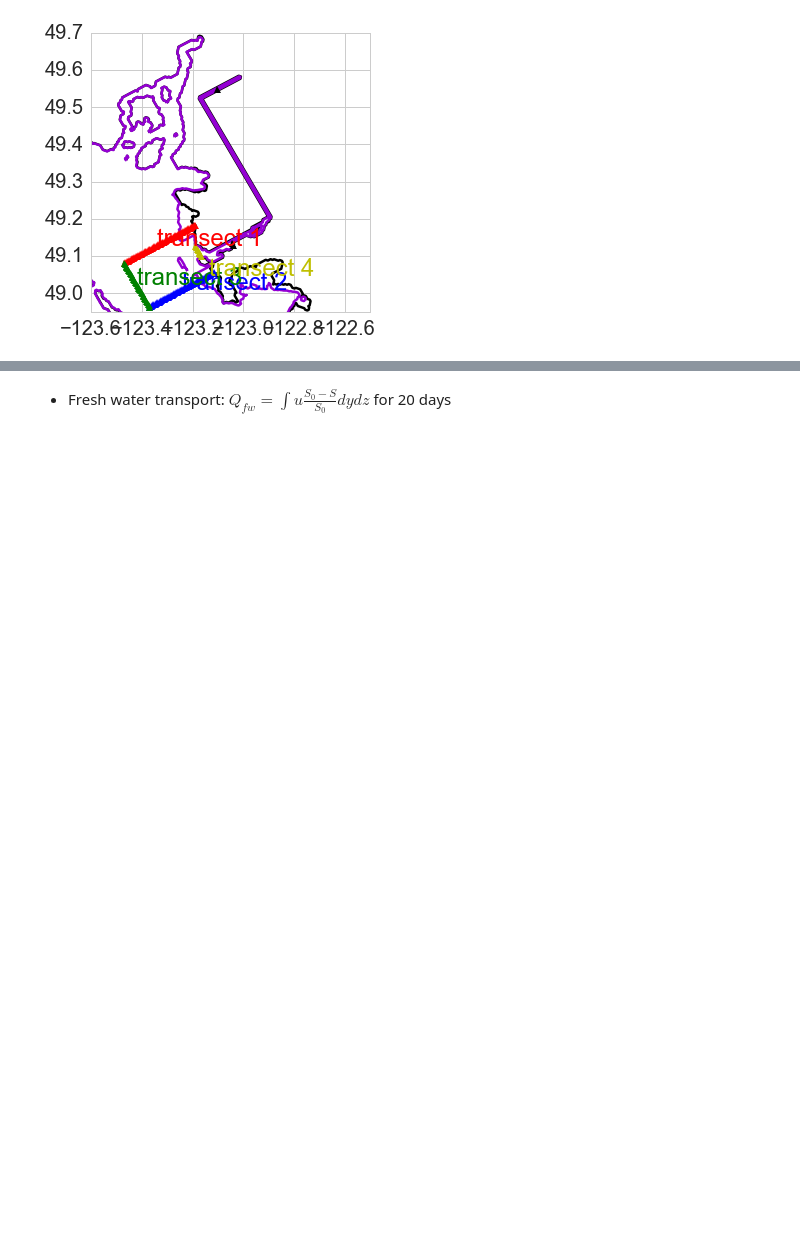
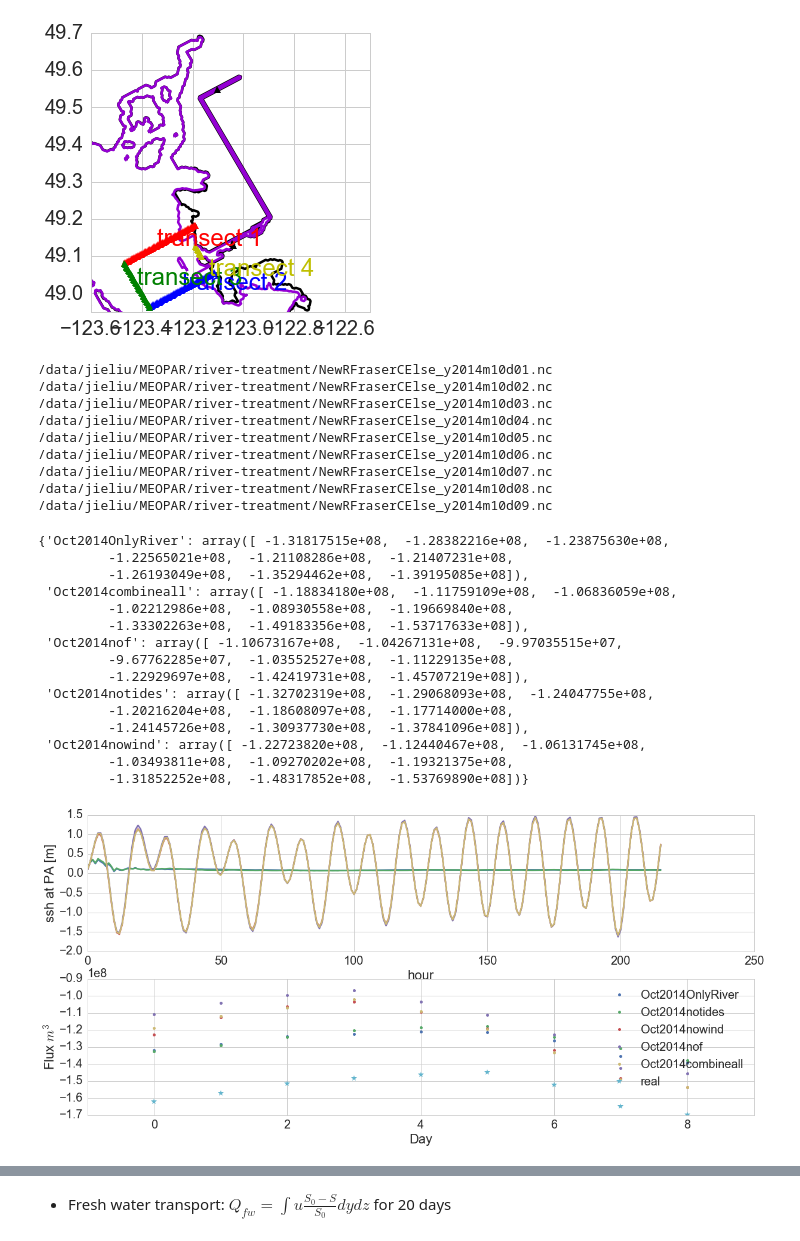
Before and after one commit to SalishSeaCast/analysis-jie, a Jupyter notebook: jie/surface_current/SaltFreshFlux.ipynb, the cells around one changed output, grey strips where cells are left out. Saved outputs shown, nothing was run; the diff lists cells and outputs as text; code cells hidden in the pictures; blank space fills up the shorter version.

Commit message:
adjust the real discharge data

```diff
--- a/jie/surface_current/SaltFreshFlux.ipynb
+++ b/jie/surface_current/SaltFreshFlux.ipynb
@@ -180,7 +175,7 @@ def plot_series_transport(S,U,V,ssh,lon,lat,depU,depV,tran,tst,ten,S0,fresh_flag
     inte_trans = {}; types = ['Oct2014OnlyRiver','Oct2014notides','Oct2014nowind','Oct2014nof','Oct2014combineall']
     for ty in types:
         inte_trans[ty] = np.zeros((ten+1)/24)
-    for i in np.arange(tst,ten+1,24):
+    for i in np.arange(ten-tst+1,24):
         for ty in types:
             inte_trans[ty][i/24] = np.sum(trans_to[ty][i:i+24])*3600## intergral individual daily
     for ty in types:
@@ -191,7 +186,7 @@ def plot_series_transport(S,U,V,ssh,lon,lat,depU,depV,tran,tst,ten,S0,fresh_flag
         ax.plot(ssh[ty][tst:ten+1,86,89],label = ty)
     ax.set_ylabel('ssh at PA [m]')
     ax = axs[1] ## total volumn flux,salt flux and freshwater flux for selected run case and obs
-    filename = '/data/dlatorne/SOG-projects/SOG-forcing/ECget/Fraser_flow'
+    filename = '/data/dlatorne/SOG-projects/SOG-forcing/ECget/Fraser_flow' ## note this is not accurate
     fraserflow = np.loadtxt(filename)
     real_flows = np.zeros((ten+1)/24);
     for t in np.arange((ten+1)/24): ## default tst -0, from start
@@ -204,18 +199,18 @@ def plot_series_transport(S,U,V,ssh,lon,lat,depU,depV,tran,tst,ten,S0,fresh_flag
     ax.plot(real_flows,'*',label = 'real',markersize = 10)
     ax.legend(loc = 'best')
 # %%
-def plot_series_transportDaily(S,U,V,ssh,lon,lat,depU,depV,tran,tst,ten,S0,fresh_flag = 'fresh'):
+def plot_series_transportDaily(S,U,V,ssh,lon,lat,depU,depV,tran,tst,ten,S0,data_start,fresh_flag = 'fresh'):
     """This function is the same with plot_series_transport, except
     that this is not integral over several days, but only for
-    daily case."""
+    daily case. Note this script only works for day < 10 from Oct 1."""
     trans,trans_surf,trans_to = transport_calculate(S,U,V,ssh,lon,lat,depU,depV,tran,tst,ten,\
                                                                  S0,fresh_flag = fresh_flag)
     inte_trans = {}; types = ['Oct2014OnlyRiver','Oct2014notides','Oct2014nowind','Oct2014nof','Oct2014combineall']
     for ty in types:
         inte_trans[ty] = np.zeros((ten+1)/24)
-    for i in np.arange(tst,ten+1,24):
+    for i in np.arange(0,ten-tst+1,24):
         for ty in types:
-            inte_trans[ty][i/24] = np.sum(trans_to[ty][i:i+24])*3600## intergral individual daily
+            inte_trans[ty][tst/24+i/24] = np.sum(trans_to[ty][i:i+24])*3600## intergral individual daily
     fig, axs = plt.subplots(2,1,figsize = (20,9))
     ax = axs[0] ## ssh
     for ty in types:
@@ -223,11 +218,17 @@ def plot_series_transportDaily(S,U,V,ssh,lon,lat,depU,depV,tran,tst,ten,S0,fresh
     ax.set_ylabel('ssh at PA [m]')
     ax.set_xlabel('hour')
     ax = axs[1] ## total volumn flux,salt flux and freshwater flux for selected run case and obs
-    filename = '/data/dlatorne/SOG-projects/SOG-forcing/ECget/Fraser_flow'
-    fraserflow = np.loadtxt(filename)
+    e1t, e2t = rivertools.get_bathy_cell_size(grid='/ocean/jieliu/research/meopar/nemo-forcing/grid/coordinates_seagrid_SalishSea.nc')
     real_flows = np.zeros((ten+1)/24);
-    for t in np.arange((ten+1)/24): ## default tst -0, from start
-        real_flows[t] = -fraserflow[348+t][-1]*24*3600
+    data_path = '/data/jieliu/MEOPAR/river-treatment/NewRFraserCElse_y2014m10d'
+
+    string = 1
+    for t in np.arange(tst/24,(ten+1)/24): ## default tst -0, from start
+        real = nc.Dataset(data_path+str(data_start)+str(string)+'.nc')
+        print(data_path+str(data_start)+str(string)+'.nc')
+        flow = real.variables['rorunoff'][0,500,395]
+        real_flows[t] = -flow*e1t[0,500,395]*e2t[0,500,395]*24*3600/1000
+        string = string+1
     for ty in types:
         ax.plot(inte_trans[ty],'.',label = ty,markersize = 10)
         ax.set_ylabel('Flux $m^3$')
@@ -235,3 +236,32 @@ def plot_series_transportDaily(S,U,V,ssh,lon,lat,depU,depV,tran,tst,ten,S0,fresh
     ax.plot(real_flows,'*',label = 'real',markersize = 10)
     ax.legend(loc = 'best')
     ax.set_xlabel('Day')
+# %%
+## day 1~ day 9
+plot_series_transportDaily(S,U,V,ssh,lon,lat,depU,depV,'4',0,215,30,data_start =0, fresh_flag='None')
+# %% [output]
+/data/jieliu/MEOPAR/river-treatment/NewRFraserCElse_y2014m10d01.nc
+/data/jieliu/MEOPAR/river-treatment/NewRFraserCElse_y2014m10d02.nc
+/data/jieliu/MEOPAR/river-treatment/NewRFraserCElse_y2014m10d03.nc
+/data/jieliu/MEOPAR/river-treatment/NewRFraserCElse_y2014m10d04.nc
+/data/jieliu/MEOPAR/river-treatment/NewRFraserCElse_y2014m10d05.nc
+/data/jieliu/MEOPAR/river-treatment/NewRFraserCElse_y2014m10d06.nc
+/data/jieliu/MEOPAR/river-treatment/NewRFraserCElse_y2014m10d07.nc
+/data/jieliu/MEOPAR/river-treatment/NewRFraserCElse_y2014m10d08.nc
+/data/jieliu/MEOPAR/river-treatment/NewRFraserCElse_y2014m10d09.nc
+{'Oct2014OnlyRiver': array([ -1.31817515e+08,  -1.28382216e+08,  -1.23875630e+08,
+         -1.22565021e+08,  -1.21108286e+08,  -1.21407231e+08,
+         -1.26193049e+08,  -1.35294462e+08,  -1.39195085e+08]),
+ 'Oct2014combineall': array([ -1.18834180e+08,  -1.11759109e+08,  -1.06836059e+08,
+         -1.02212986e+08,  -1.08930558e+08,  -1.19669840e+08,
+         -1.33302263e+08,  -1.49183356e+08,  -1.53717633e+08]),
+ 'Oct2014nof': array([ -1.10673167e+08,  -1.04267131e+08,  -9.97035515e+07,
+         -9.67762285e+07,  -1.03552527e+08,  -1.11229135e+08,
+         -1.22929697e+08,  -1.42419731e+08,  -1.45707219e+08]),
+ 'Oct2014notides': array([ -1.32702319e+08,  -1.29068093e+08,  -1.24047755e+08,
+         -1.20216204e+08,  -1.18608097e+08,  -1.17714000e+08,
+         -1.24145726e+08,  -1.30937730e+08,  -1.37841096e+08]),
+ 'Oct2014nowind': array([ -1.22723820e+08,  -1.12440467e+08,  -1.06131745e+08,
+         -1.03493811e+08,  -1.09270202e+08,  -1.19321375e+08,
+         -1.31852252e+08,  -1.48317852e+08,  -1.53769890e+08])}
+[figure, added]
```
Also changed, not shown: parts of 6 cells of this notebook.
